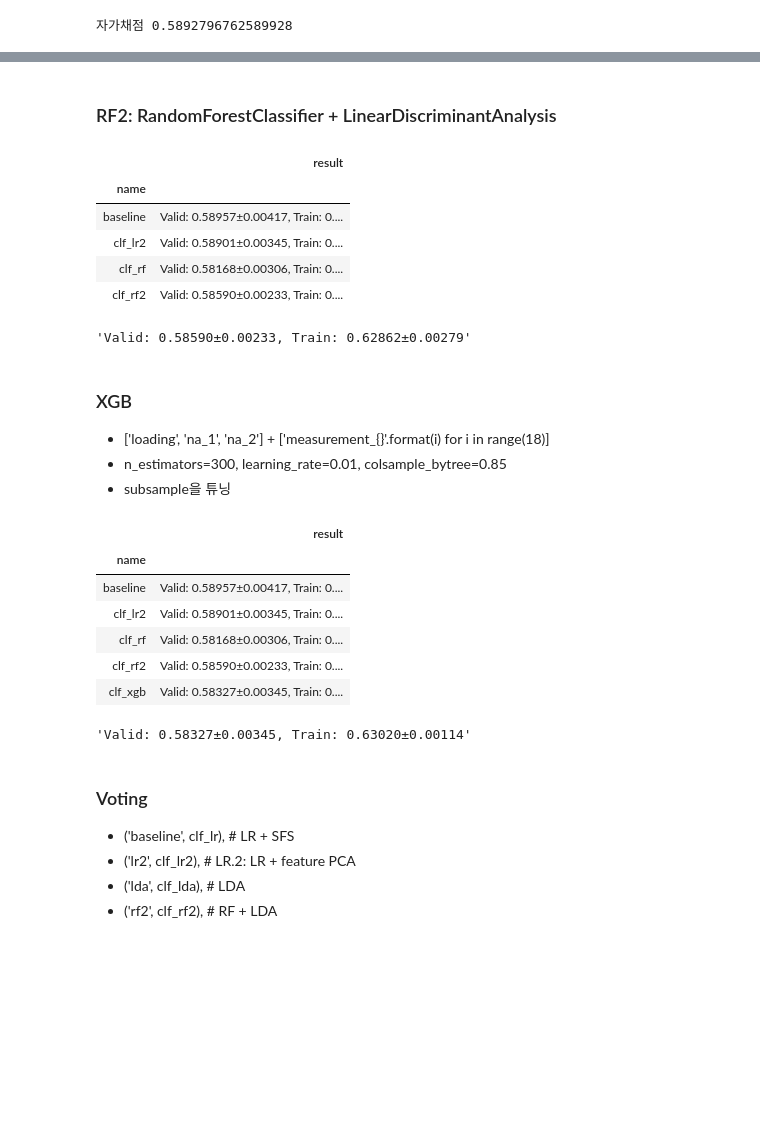
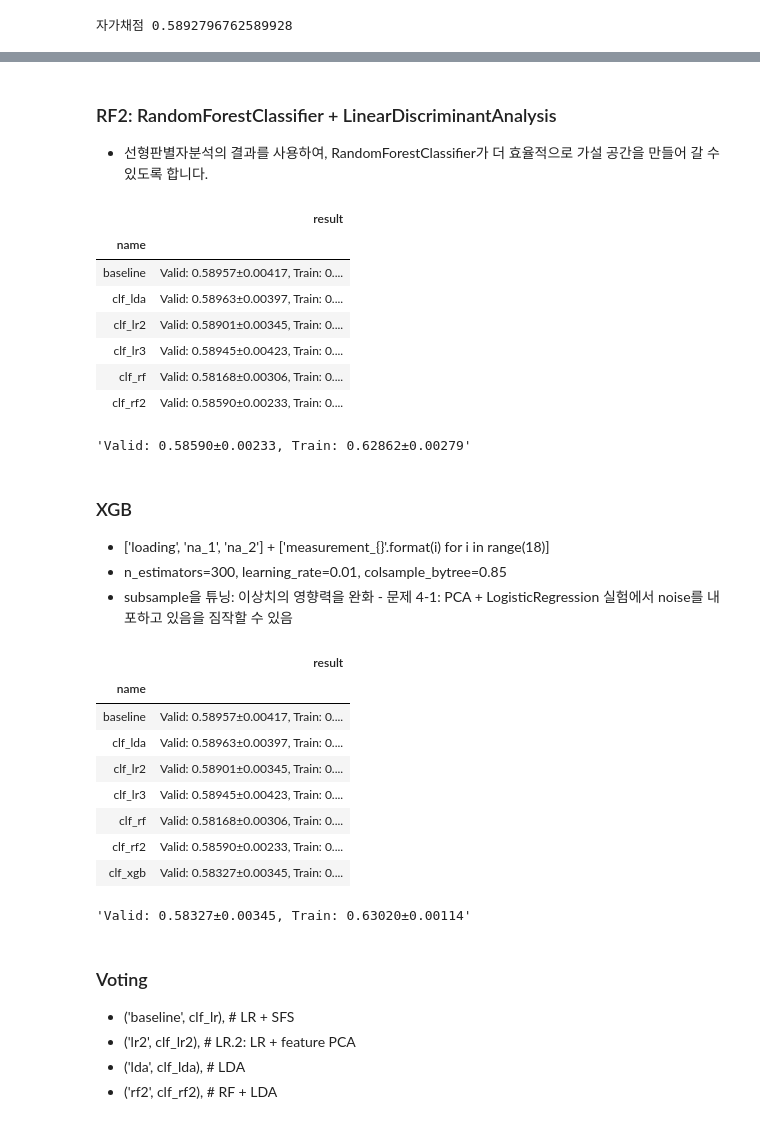
Before and after one commit to sunkusun9/DS_lv3_2603_1, a Jupyter notebook: sec_ds_lv3_prob1_kaggle.ipynb, the cells around one changed output, grey strips where cells are left out. Saved outputs shown, nothing was run; the diff lists cells and outputs as text; code cells hidden in the pictures; blank space fills up the shorter version.

```diff
--- a/sec_ds_lv3_prob1_kaggle.ipynb
+++ b/sec_ds_lv3_prob1_kaggle.ipynb
@@ -416,22 +445,30 @@ eval_model('clf_rf', clf_rf)
 | clf_rf | Valid: 0.58168±0.00306, Train: 0.... |
 'Valid: 0.58168±0.00306, Train: 0.63957±0.00235'
-# %% [markdown]
-### RF2: RandomForestClassifier + LinearDiscriminantAnalysis
+# %% [markdown]
+### RF2: RandomForestClassifier + LinearDiscriminantAnalysis
+
+- 선형판별자분석의 결과를 사용하여, RandomForestClassifier가 더 효율적으로 가설 공간을 만들어 갈 수 있도록 합니다.
 # %%
+from sklearn.ensemble import RandomForestClassifier
+from sklearn.discriminant_analysis import LinearDiscriminantAnalysis
+
 ct = ColumnTransformer([
     ('std_lda', make_pipeline(StandardScaler(), LinearDiscriminantAnalysis()),['measurement_{}'.format(i) for i in range(18)]),
     ('pt', 'passthrough', ['loading', 'na_1', 'na_2'])
 ])
 
 clf_rf2 = make_pipeline(ct, RandomForestClassifier(
-    n_estimators=100, max_depth=6, min_samples_split=512, random_state=123, max_features = 0.75
+    n_estimators=100, max_depth=6, min_samples_split=512, random_state=123,
+    max_features = 0.75
 ))
 eval_model('clf_rf2', clf_rf2)
 # %% [output]
 |  | result |
 | name |  |
 | baseline | Valid: 0.58957±0.00417, Train: 0.... |
+| clf_lda | Valid: 0.58963±0.00397, Train: 0.... |
 | clf_lr2 | Valid: 0.58901±0.00345, Train: 0.... |
+| clf_lr3 | Valid: 0.58945±0.00423, Train: 0.... |
 | clf_rf | Valid: 0.58168±0.00306, Train: 0.... |
 | clf_rf2 | Valid: 0.58590±0.00233, Train: 0.... |
 'Valid: 0.58590±0.00233, Train: 0.62862±0.00279'
@@ -439,7 +476,7 @@ eval_model('clf_rf2', clf_rf2)
 ### XGB
 - ['loading', 'na_1', 'na_2'] + ['measurement_{}'.format(i) for i in range(18)]
 - n_estimators=300, learning_rate=0.01, colsample_bytree=0.85
-- subsample을 튜닝
+- subsample을 튜닝: 이상치의 영향력을 완화 - 문제 4-1: PCA + LogisticRegression 실험에서 noise를 내포하고 있음을 짐작할 수 있음
 # %%
 import xgboost as xgb
 
@@ -448,14 +485,17 @@ ct = ColumnTransformer([
 ])
 
 clf_xgb = make_pipeline(ct, xgb.XGBClassifier(
-    n_estimators=300, learning_rate=0.01, colsample_bytree=0.85, random_state=123, subsample = 0.75
+    n_estimators=300, learning_rate=0.01, colsample_bytree=0.85, random_state=123,
+    subsample = 0.75
 ))
 eval_model('clf_xgb', clf_xgb)
 # %% [output]
 |  | result |
 | name |  |
 | baseline | Valid: 0.58957±0.00417, Train: 0.... |
+| clf_lda | Valid: 0.58963±0.00397, Train: 0.... |
 | clf_lr2 | Valid: 0.58901±0.00345, Train: 0.... |
+| clf_lr3 | Valid: 0.58945±0.00423, Train: 0.... |
 | clf_rf | Valid: 0.58168±0.00306, Train: 0.... |
 | clf_rf2 | Valid: 0.58590±0.00233, Train: 0.... |
 | clf_xgb | Valid: 0.58327±0.00345, Train: 0.... |
```
Also changed, not shown: parts of 20 cells of this notebook.
